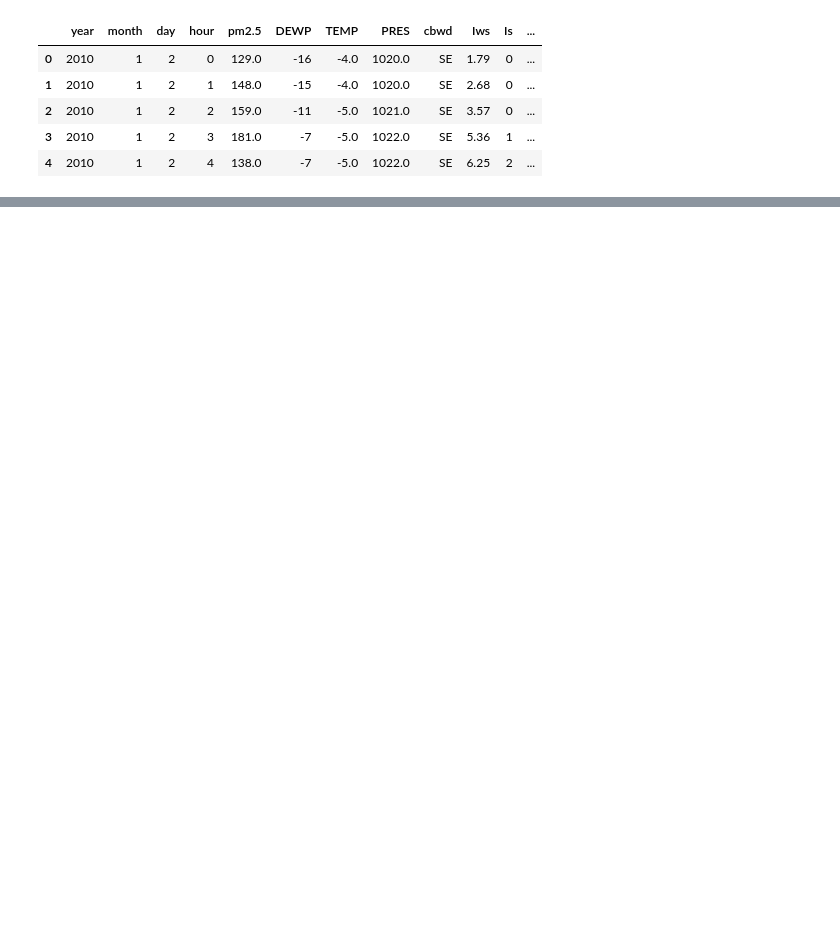
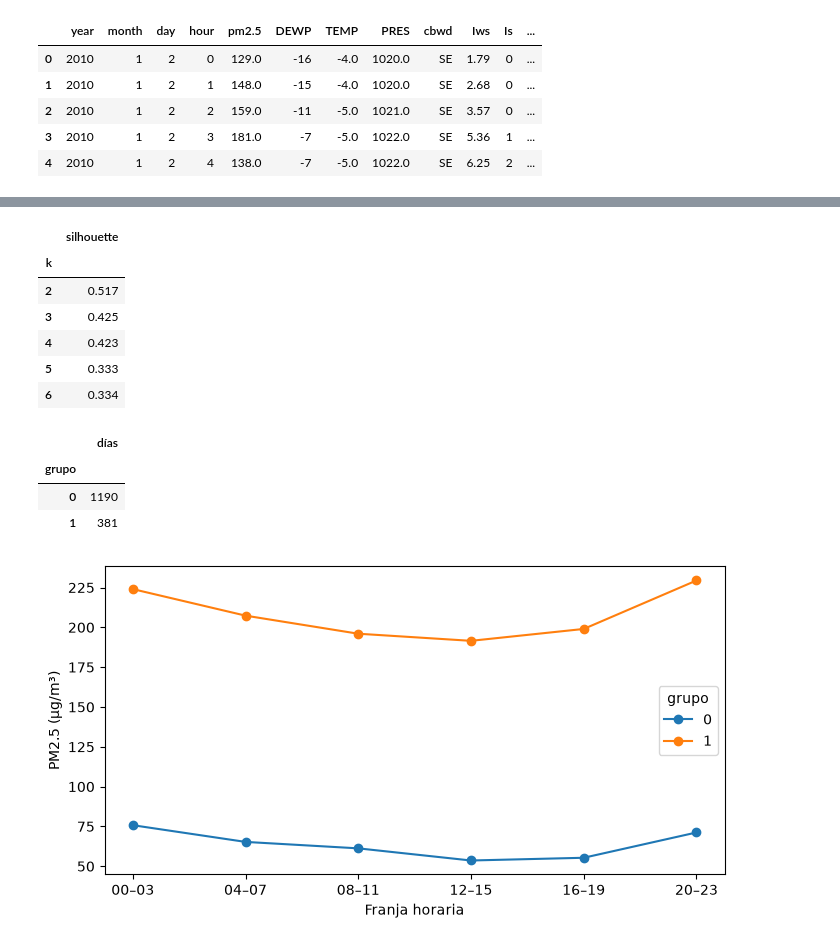
Before and after one commit to anton-p0g/Proyecto-Descubrimiento, a Jupyter notebook: Analisis_PM25.ipynb, the cells around one changed output, grey strips where cells are left out. Drawn from its saved outputs; the diff is of its cells as text; code cells hidden in the pictures; blank space fills up the shorter version.

```diff
--- a/Analisis_PM25.ipynb
+++ b/Analisis_PM25.ipynb
@@ -80,0 +156,42 @@ datos_analisis.head()
+# %%
+from sklearn.cluster import KMeans
+from sklearn.metrics import silhouette_score
+
+modelos = {}
+resultados = []
+
+for k in range(2, 7):
+    modelo = KMeans(n_clusters=k, n_init=20, random_state=42)
+    grupos = modelo.fit_predict(perfiles_paa)
+
+    modelos[k] = modelo
+    resultados.append({
+        "k": k,
+        "silhouette": silhouette_score(perfiles_paa, grupos),
+    })
+
+evaluacion = pd.DataFrame(resultados).set_index("k")
+display(evaluacion.round(3))
+
+k_elegido = evaluacion["silhouette"].idxmax()
+dias_agrupados = perfiles_paa.assign(grupo=modelos[k_elegido].labels_)
+perfil_medio = dias_agrupados.groupby("grupo").mean()
+
+display(dias_agrupados.groupby("grupo").size().to_frame("días"))
+
+ax = perfil_medio.T.plot(marker="o", figsize=(8, 4))
+ax.set(xlabel="Franja horaria", ylabel="PM2.5 (µg/m³)")
+plt.show()
+# %% [output]
+|  | silhouette |
+| k |  |
+| 2 | 0.517 |
+| 3 | 0.425 |
+| 4 | 0.423 |
+| 5 | 0.333 |
+| 6 | 0.334 |
+|  | días |
+| grupo |  |
+| 0 | 1190 |
+| 1 | 381 |
+[figure, added]
```
Also changed, not shown: parts of 39 cells of this notebook, 3 other files.
